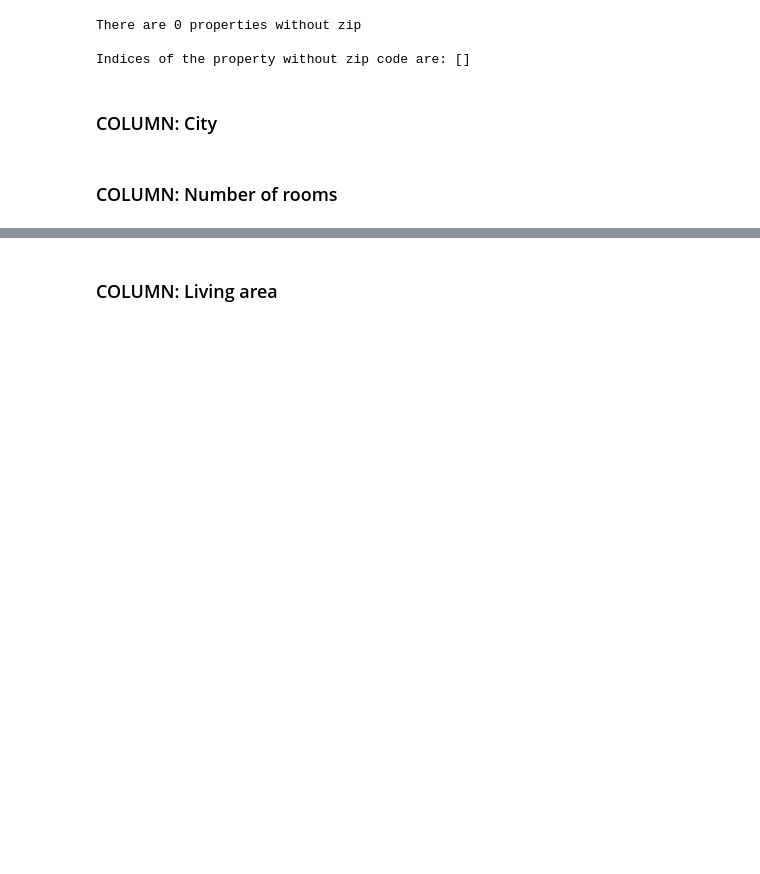
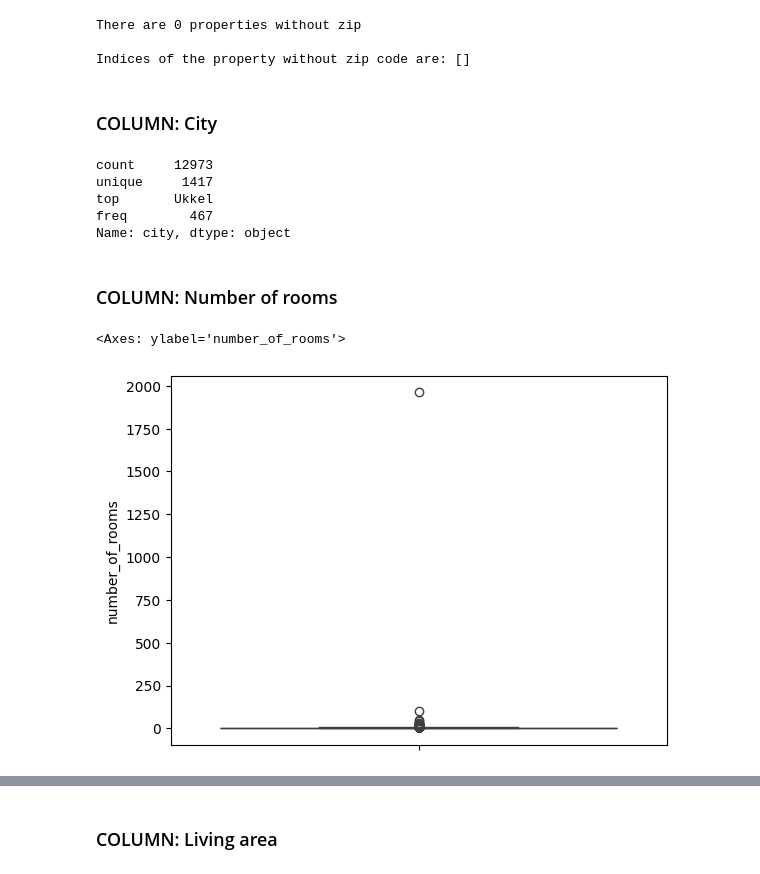
Before and after one commit to demuyncks/immo-eliza, a Jupyter notebook: notebooks/immo_cleaning.ipynb, the cells around one changed output, grey strips where cells are left out. Cells and saved outputs as stored; diff of their text form; code cells hidden in the pictures; blank space fills up the shorter version.

```diff
--- a/notebooks/immo_cleaning.ipynb
+++ b/notebooks/immo_cleaning.ipynb
@@ -62,0 +161,3 @@ ValueError: could not convert string to float: 'https://immovlan.be/en/detail/re
+# %%
+df2 = df.copy()
+df2.info()
@@ -144,8 +352,21 @@ There are 0 properties without zip
 Indices of the property without zip code are: []
 # %% [markdown]
 ### COLUMN: City ###
+# %%
+df2['city'].describe()
+# %% [output]
+count     12973
+unique     1417
+top       Ukkel
+freq        467
+Name: city, dtype: object
 # %% [markdown]
 ### COLUMN: Number of rooms ###
+# %%
+sns.boxplot(y=df2['number_of_rooms'])
+# %% [output]
+<Axes: ylabel='number_of_rooms'>
+[figure, added]
 # %%
 # checking susoicious max room number
 def func_max_rooms():
```
Also changed, not shown: parts of 133 cells of this notebook, 1 other file.
